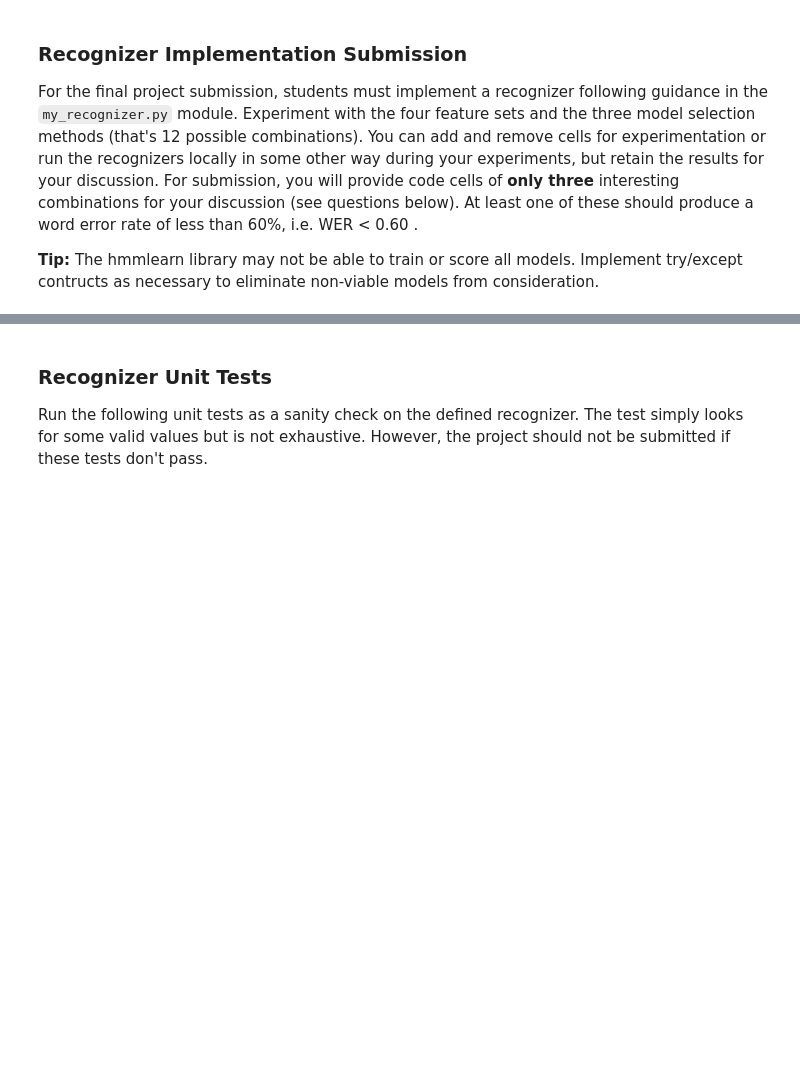
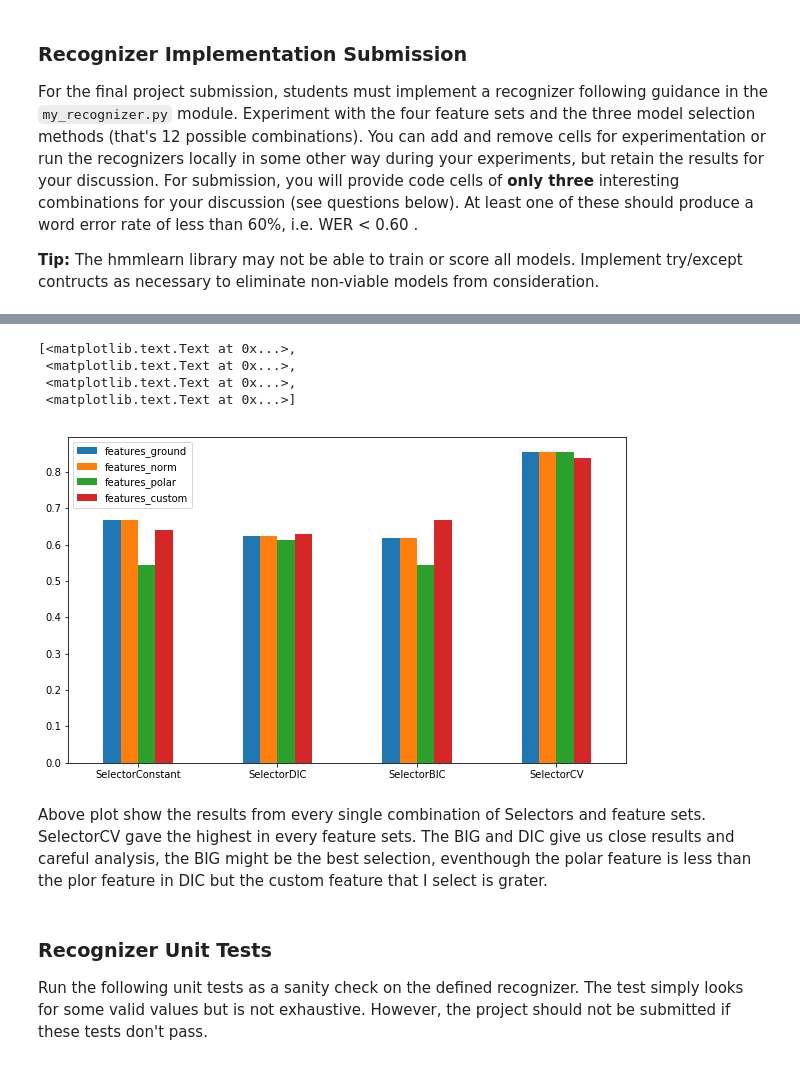
Before and after one commit to ppeiris/AIND-Recognizer, a Jupyter notebook: asl_recognizer.ipynb, the cells around one changed output, grey strips where cells are left out. Cells and saved outputs as stored; diff of their text form; code cells hidden in the pictures; blank space fills up the shorter version.

```diff
--- a/asl_recognizer.ipynb
+++ b/asl_recognizer.ipynb
@@ -696,3 +783,20 @@ show_errors(guesses, test_set)
+# %%
+tresult = pd.DataFrame()
+tresult['SelectorConstant'] =[0.6685393258426966, 0.6235955056179775, 0.6179775280898876, 0.8539325842696629]
+tresult['SelectorDIC'] = [0.6685393258426966, 0.6235955056179775, 0.6179775280898876, 0.8539325842696629]
+tresult['SelectorBIC'] = [0.5449438202247191, 0.6123595505617978, 0.5449438202247191, 0.8539325842696629]
+tresult['SelectorCV'] = [0.6404494382022472, 0.6292134831460674, 0.6685393258426966, 0.8370786516853933]
+ax1 = tresult.plot.bar(xticks=tmp.index, rot=0, figsize=(10, 6))
+ax1.legend(('features_ground', 'features_norm', 'features_polar', 'features_custom'))
+ax1.set_xticklabels(['SelectorConstant', 'SelectorDIC', 'SelectorBIC', 'SelectorCV'])
+# %% [output]
+[<matplotlib.text.Text at 0x...>,
+ <matplotlib.text.Text at 0x...>,
+ <matplotlib.text.Text at 0x...>,
+ <matplotlib.text.Text at 0x...>]
+[figure, added]
+# %% [markdown]
+Above plot show the results from every single combination of Selectors and feature sets. SelectorCV gave the highest in every feature sets. The BIG and DIC give us close results and careful analysis, the BIG might be the best selection, eventhough the polar feature is less than the plor feature in DIC but the custom feature that I select is grater.
 # %% [markdown]
 <a id='part3_test'></a>
 ### Recognizer Unit Tests
```
Also changed, not shown: parts of 26 cells of this notebook, 23 other files.
